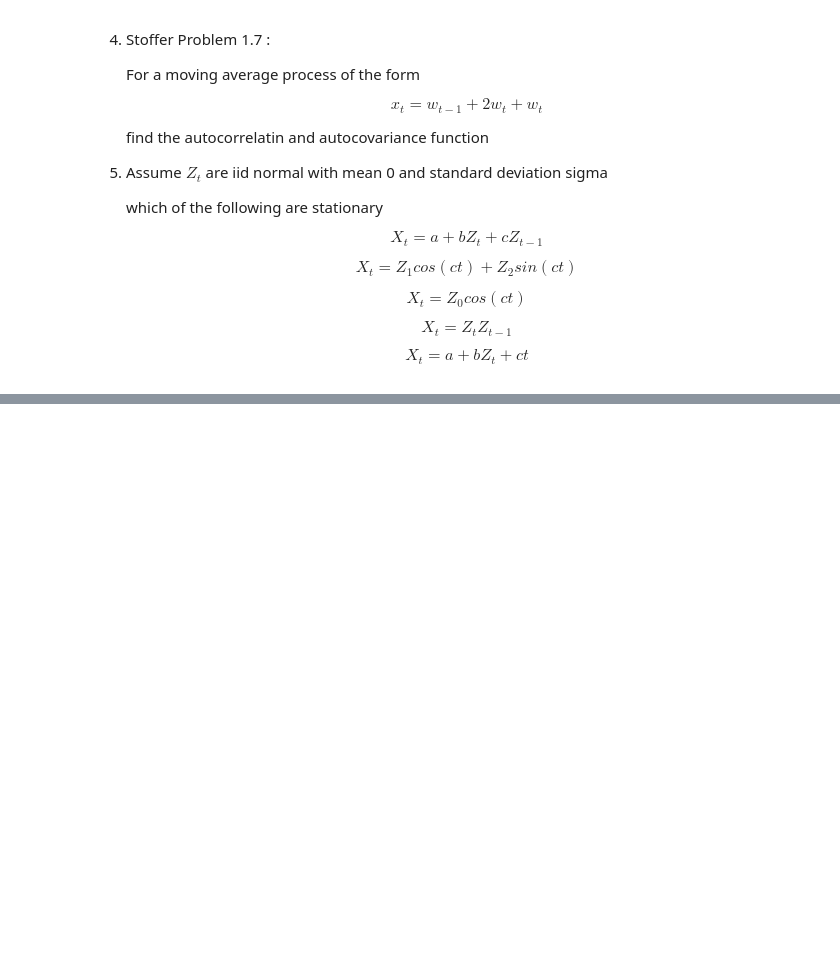
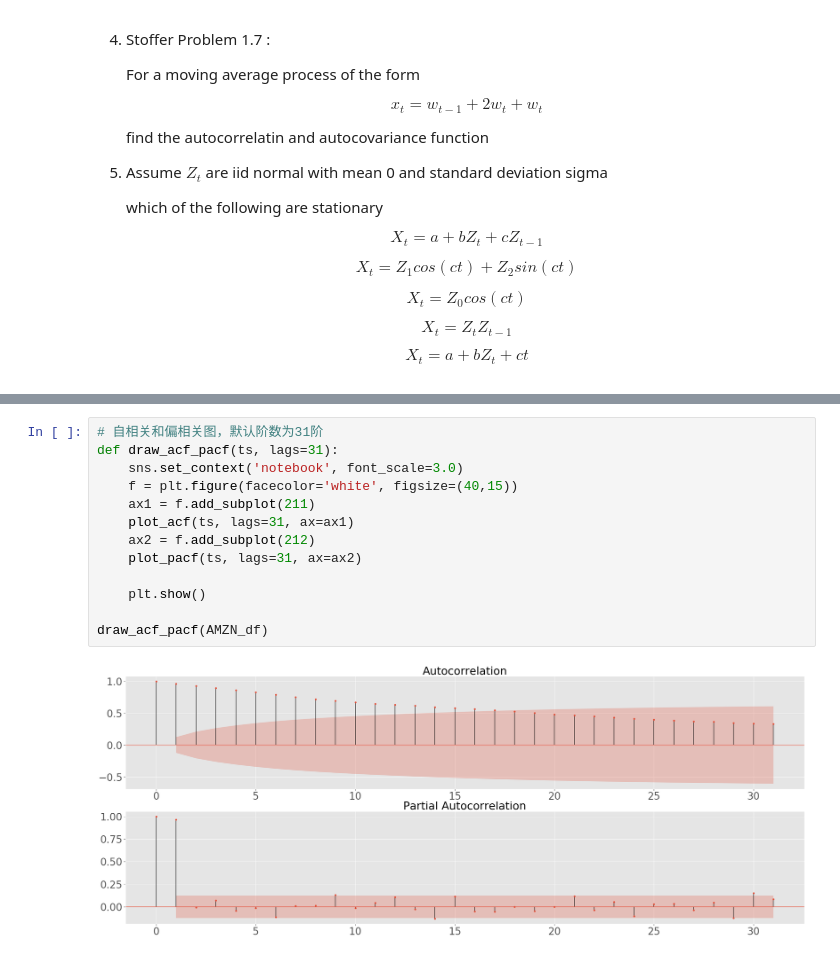
Before and after one commit to bondxue/FRE-6351-Time-Series-Anlysis, a Jupyter notebook: HW1-Seasonality-Stability-and-Detrending/HW1.ipynb, the cells around one changed output, grey strips where cells are left out. Drawn from its saved outputs; the diff is of its cells as text; blank space fills up the shorter version.

```diff
--- a/HW1-Seasonality-Stability-and-Detrending/HW1.ipynb
+++ b/HW1-Seasonality-Stability-and-Detrending/HW1.ipynb
@@ -45,0 +85,15 @@ def data_preparation(ticker_name, test_date):
+# %%
+# 自相关和偏相关图，默认阶数为31阶
+def draw_acf_pacf(ts, lags=31):
+    sns.set_context('notebook', font_scale=3.0)
+    f = plt.figure(facecolor='white', figsize=(40,15))
+    ax1 = f.add_subplot(211)
+    plot_acf(ts, lags=31, ax=ax1)
+    ax2 = f.add_subplot(212)
+    plot_pacf(ts, lags=31, ax=ax2)
+
+    plt.show()
+
+draw_acf_pacf(AMZN_df)
+# %% [output]
+[figure, added]
```
Also changed, not shown: parts of 3 cells of this notebook.
